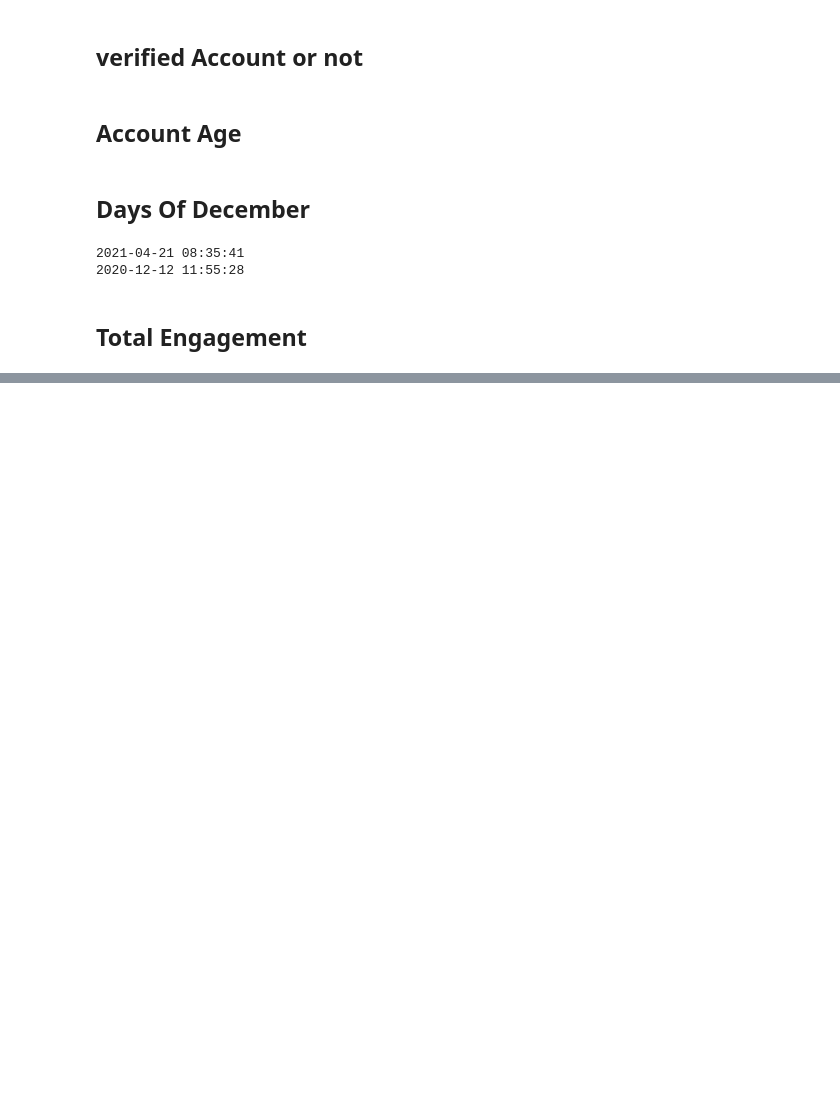
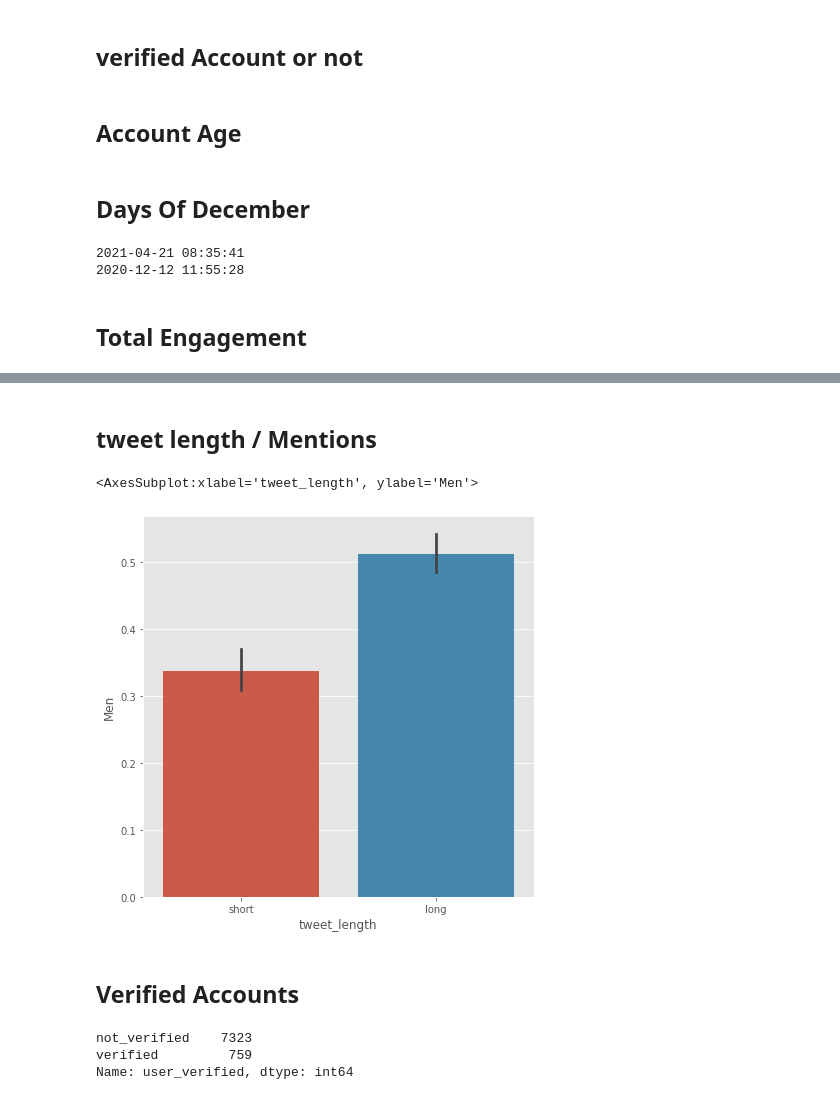
Before and after one commit to prashant5698/sentiment-prediction-pfizer-DA--300, a Jupyter notebook: notebook.ipynb, the cells around one changed output, grey strips where cells are left out. Cells and saved outputs as stored; diff of their text form; code cells hidden in the pictures; blank space fills up the shorter version.

```diff
--- a/notebook.ipynb
+++ b/notebook.ipynb
@@ -137,0 +321,16 @@ df['total_engagement']=df['retweets']+df['favorites']
+# %% [markdown]
+## tweet length / Mentions
+# %%
+plt.figure(figsize=(7,7))
+sns.barplot(x=df['tweet_length'],y=df['Men'],data=df)
+# %% [output]
+<AxesSubplot:xlabel='tweet_length', ylabel='Men'>
+[figure, added]
+# %% [markdown]
+## Verified Accounts
+# %%
+df['user_verified'].value_counts()
+# %% [output]
+not_verified    7323
+verified         759
+Name: user_verified, dtype: int64
```
Also changed, not shown: parts of 44 cells of this notebook.
